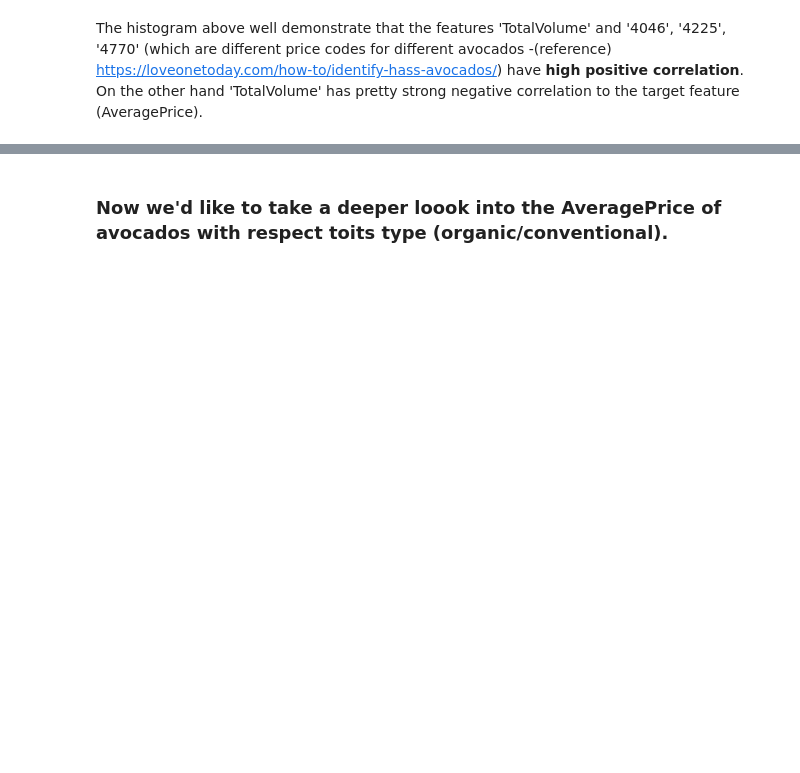
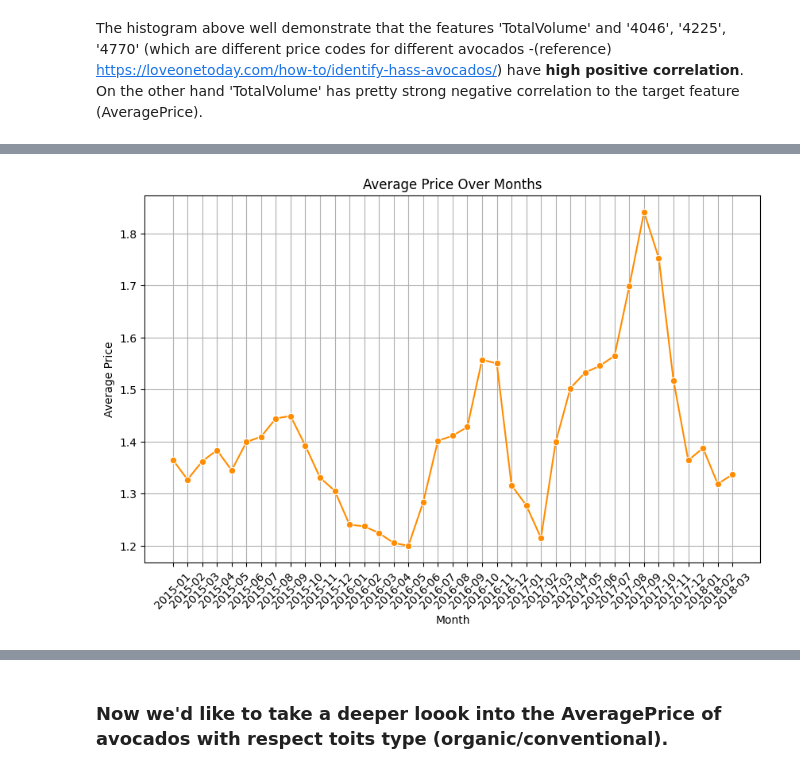
Before and after one commit to ItamarBerger/TabularDS, a Jupyter notebook: DS_tabular_part1.ipynb, the cells around one changed output, grey strips where cells are left out. Saved outputs shown, nothing was run; the diff lists cells and outputs as text; code cells hidden in the pictures; blank space fills up the shorter version.

```diff
--- a/DS_tabular_part1.ipynb
+++ b/DS_tabular_part1.ipynb
@@ -65,0 +82,14 @@ plt.show()
+# %%
+dtf['month'] = dtf['Date'].dt.to_period('M')
+monthly_avg = dtf.groupby('month')['AveragePrice'].mean().reset_index()
+monthly_avg['month'] = monthly_avg['month'].astype(str)
+plt.figure(figsize=(10, 6))
+sns.lineplot(data=monthly_avg, x='month', y='AveragePrice', marker='o', color = 'darkorange')
+plt.title("Average Price Over Months")
+plt.xlabel("Month")
+plt.ylabel("Average Price")
+plt.xticks(rotation=45)
+plt.grid(True)
+plt.show()
+# %% [output]
+[figure, added]
```
Also changed, not shown: parts of 16 cells of this notebook.
